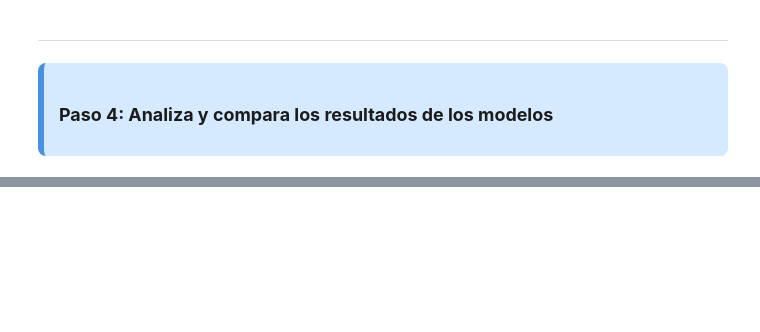
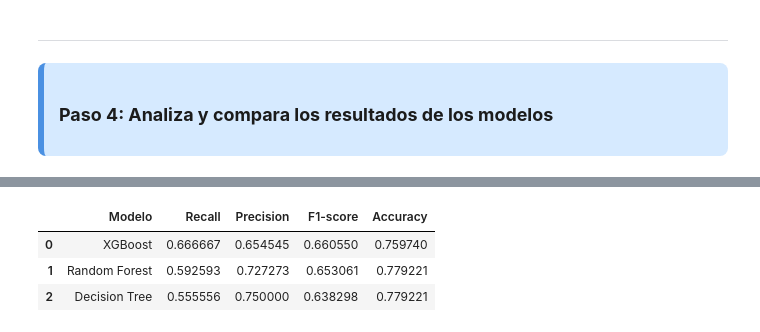
Before and after one commit to 4GeeksAcademy/anaisaponte-GitH-intro-ml, a Jupyter notebook: src/06-boosting-diabetes.ipynb, the cells around one changed output, grey strips where cells are left out. Drawn from its saved outputs; the diff is of its cells as text; code cells hidden in the pictures; blank space fills up the shorter version.

```diff
--- a/src/06-boosting-diabetes.ipynb
+++ b/src/06-boosting-diabetes.ipynb
@@ -348,2 +371,5 @@ _____________
 
 </div>
+# %%
+best_params = results_df.iloc[0]
+best_params
@@ -349,0 +382,9 @@ _____________
+# %%
+best_model = XGBClassifier(
+    n_estimators=int(best_params["n_estimators"]),
+    learning_rate=best_params["learning_rate"],
+    subsample=best_params["subsample"],
+    random_state=42
+)
+
+best_model.fit(X_train, y_train)
@@ -427,3 +425,81 @@ XGBoost: 0.7662337662337663
+# %%
+# =========================
+# 1. Entrenamos los modelos finales
+# =========================
+
+# Decision Tree final
+tree = DecisionTreeClassifier(
+    criterion='entropy',
+    max_depth=7,
+    min_samples_leaf=10,
+    min_samples_split=2,
+    random_state=42
+)
+tree.fit(X_train, y_train)
+y_pred_tree = tree.predict(X_test)
+
+# Random Forest final (el base, porque fue el que mejor rindió)
+rf = RandomForestClassifier(
+    n_estimators=100,
+    bootstrap=True,
+    random_state=42
+)
+rf.fit(X_train, y_train)
+y_pred_rf = rf.predict(X_test)
+
+# XGBoost final (el optimizado porque fue el que mejor rindio)
+boost = XGBClassifier(
+    n_estimators=200,
+    learning_rate=0.3,
+    subsample=0.7,
+    random_state=42
+)
+boost.fit(X_train, y_train)
+y_pred_boost = boost.predict(X_test)
+
+# =========================
+# 2. Classification reports en formato diccionario
+# =========================
+
+report_tree = classification_report(y_test, y_pred_tree, output_dict=True)
+report_rf = classification_report(y_test, y_pred_rf, output_dict=True)
+report_boost = classification_report(y_test, y_pred_boost, output_dict=True)
+
+# =========================
+# 3. Tabla comparativa de modelos
+# =========================
+
+comparison_df = pd.DataFrame({
+    "Modelo": ["Decision Tree", "Random Forest", "XGBoost"],
+    "Recall": [
+        report_tree["1"]["recall"],
+        report_rf["1"]["recall"],
+        report_boost["1"]["recall"]
+    ],
+    "Precision": [
+        report_tree["1"]["precision"],
+        report_rf["1"]["precision"],
+        report_boost["1"]["precision"]
+    ],
+    "F1-score": [
+        report_tree["1"]["f1-score"],
+        report_rf["1"]["f1-score"],
+        report_boost["1"]["f1-score"]
+    ],
+    "Accuracy": [
+        report_tree["accuracy"],
+        report_rf["accuracy"],
+        report_boost["accuracy"]
+    ]
+})
+
+comparison_df = comparison_df.sort_values(by="Recall", ascending=False).reset_index(drop=True)
+comparison_df
+# %% [output]
+|  | Modelo | Recall | Precision | F1-score | Accuracy |
+| 0 | XGBoost | 0.666667 | 0.654545 | 0.660550 | 0.759740 |
+| 1 | Random Forest | 0.592593 | 0.727273 | 0.653061 | 0.779221 |
+| 2 | Decision Tree | 0.555556 | 0.750000 | 0.638298 | 0.779221 |
 # %% [markdown]
 <div style="background-color:#d5f5e3; padding:20px; border-left:8px solid #27AE60; border-radius:8px; color:#1b1b1b;">
 
```
Also changed, not shown: parts of 27 cells of this notebook, 5 other files.
